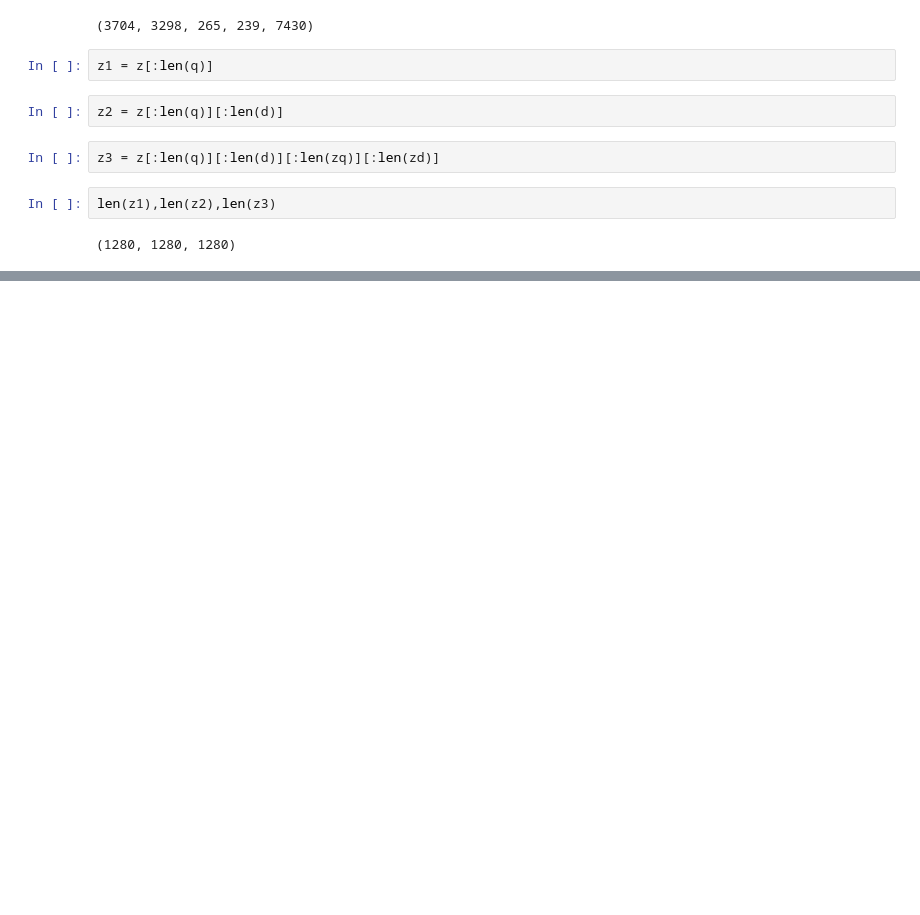
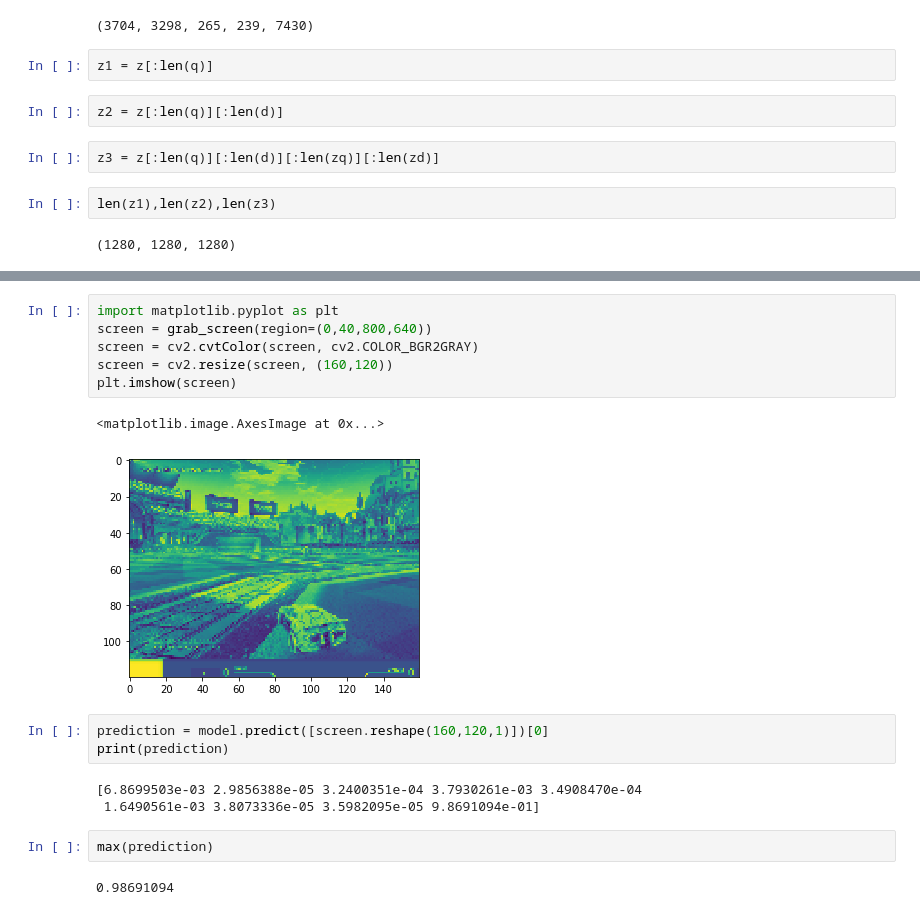
Before and after one commit to slevin48/rocket, a Jupyter notebook: rocket.ipynb, the cells around one changed output, grey strips where cells are left out. Cells and saved outputs as stored; diff of their text form; blank space fills up the shorter version.

Commit message:
Tested model: unbalanced data too many NOKEY input

```diff
--- a/rocket.ipynb
+++ b/rocket.ipynb
@@ -131,0 +236,19 @@ len(z1),len(z2),len(z3)
+# %%
+import matplotlib.pyplot as plt
+screen = grab_screen(region=(0,40,800,640))
+screen = cv2.cvtColor(screen, cv2.COLOR_BGR2GRAY)
+screen = cv2.resize(screen, (160,120))
+plt.imshow(screen)
+# %% [output]
+<matplotlib.image.AxesImage at 0x...>
+[figure, added]
+# %%
+prediction = model.predict([screen.reshape(160,120,1)])[0]
+print(prediction)
+# %% [output]
+[6.8699503e-03 2.9856388e-05 3.2400351e-04 3.7930261e-03 3.4908470e-04
+ 1.6490561e-03 3.8073336e-05 3.5982095e-05 9.8691094e-01]
+# %%
+max(prediction)
+# %% [output]
+0.98691094
```
Also changed, not shown: parts of 11 cells of this notebook, 3 other files.
